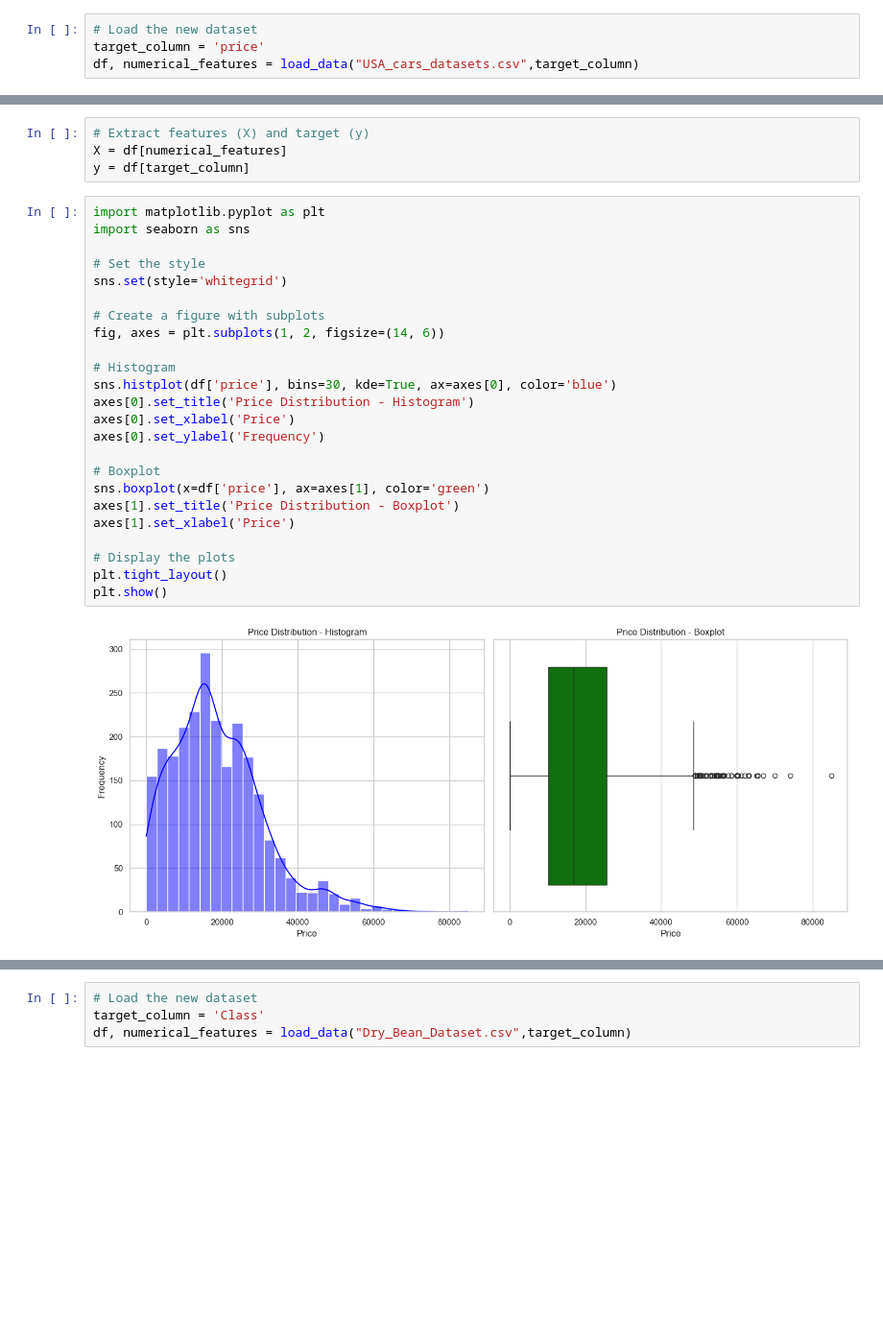
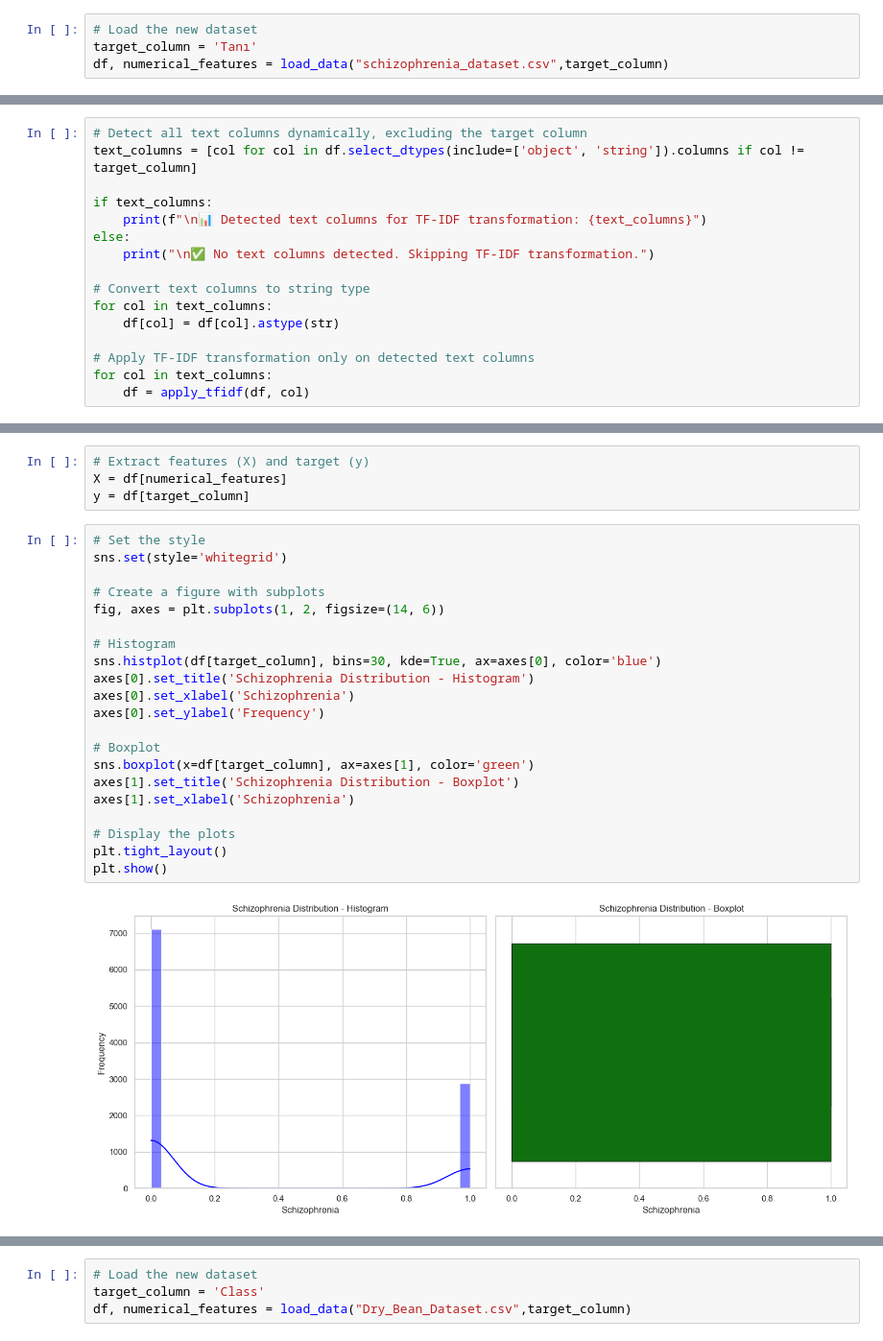
Before and after one commit to guyreuveni33/Tabular-Data-Science-Final-Research-Project, a Jupyter notebook: 21_2_2025_13 (2) (1).ipynb, the cells around one changed output, grey strips where cells are left out. Shown at 96% size. Saved outputs shown, nothing was run; the diff lists cells and outputs as text; blank space fills up the shorter version.

Commit message:
adding another dataset

```diff
--- a/21_2_2025_13 (2) (1).ipynb
+++ b/21_2_2025_13 (2) (1).ipynb
@@ -1262,6 +1215,6 @@ Since `winequality-white.csv` is different from `creditcard.csv`, we must load i
 - **All numerical features are extracted properly**.
 # %%
 # Load the new dataset
-target_column = 'price'
-df, numerical_features = load_data("USA_cars_datasets.csv",target_column)
+target_column = 'Tanı'
+df, numerical_features = load_data("schizophrenia_dataset.csv",target_column)
 # %% [output]
@@ -1341,0 +1321,16 @@ for data in transformed_data:
+# %%
+# Detect all text columns dynamically, excluding the target column
+text_columns = [col for col in df.select_dtypes(include=['object', 'string']).columns if col != target_column]
+
+if text_columns:
+    print(f"\n📊 Detected text columns for TF-IDF transformation: {text_columns}")
+else:
+    print("\n✅ No text columns detected. Skipping TF-IDF transformation.")
+
+# Convert text columns to string type
+for col in text_columns:
+    df[col] = df[col].astype(str)
+
+# Apply TF-IDF transformation only on detected text columns
+for col in text_columns:
+    df = apply_tfidf(df, col)
@@ -1350,28 +1347,25 @@ Since **wine quality** is a **multi-class classification problem** (not binary f
 X = df[numerical_features]
 y = df[target_column]
 # %%
-import matplotlib.pyplot as plt
-import seaborn as sns
-
 # Set the style
 sns.set(style='whitegrid')
 
 # Create a figure with subplots
 fig, axes = plt.subplots(1, 2, figsize=(14, 6))
 
 # Histogram
-sns.histplot(df['price'], bins=30, kde=True, ax=axes[0], color='blue')
-axes[0].set_title('Price Distribution - Histogram')
-axes[0].set_xlabel('Price')
+sns.histplot(df[target_column], bins=30, kde=True, ax=axes[0], color='blue')
+axes[0].set_title('Schizophrenia Distribution - Histogram')
+axes[0].set_xlabel('Schizophrenia')
 axes[0].set_ylabel('Frequency')
 
 # Boxplot
-sns.boxplot(x=df['price'], ax=axes[1], color='green')
-axes[1].set_title('Price Distribution - Boxplot')
-axes[1].set_xlabel('Price')
+sns.boxplot(x=df[target_column], ax=axes[1], color='green')
+axes[1].set_title('Schizophrenia Distribution - Boxplot')
+axes[1].set_xlabel('Schizophrenia')
 
 # Display the plots
 plt.tight_layout()
 plt.show()
 # %% [output]
-[figure, old version]
+[figure, new version]
```
Also changed, not shown: parts of 45 cells of this notebook, 2 other files.
